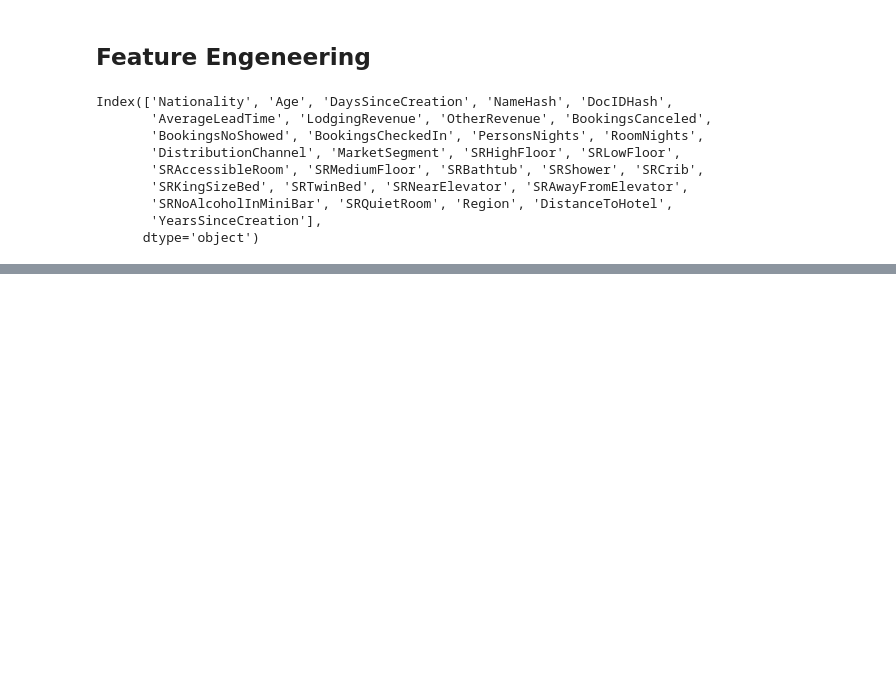
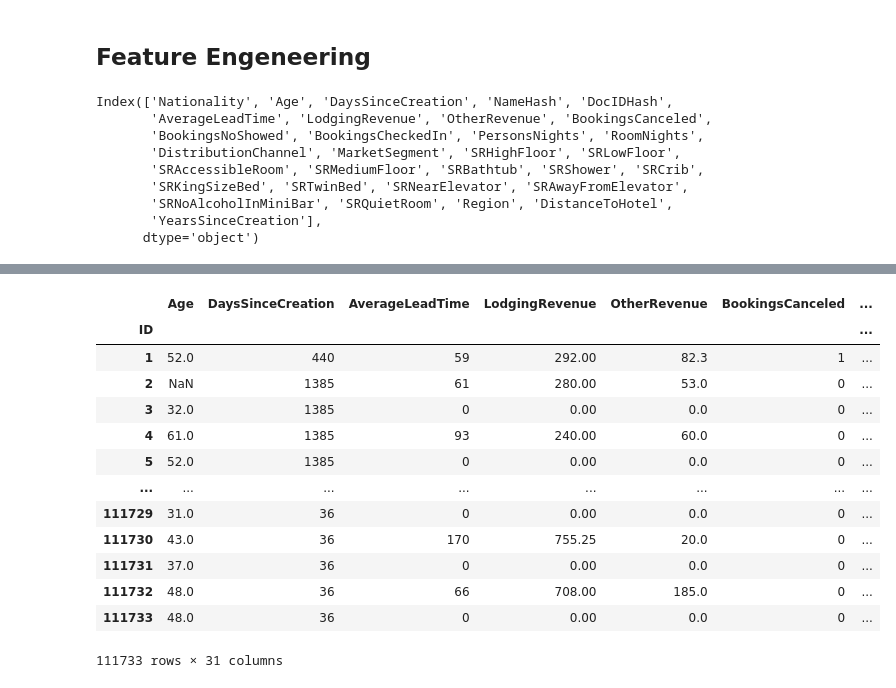
Before and after one commit to RubenCMarques/Hotel-Customer-Segmentation, a Jupyter notebook: Notebooks/Main_notebook.ipynb, the cells around one changed output, grey strips where cells are left out. Drawn from its saved outputs; the diff is of its cells as text; code cells hidden in the pictures; blank space fills up the shorter version.

```diff
--- a/Notebooks/Main_notebook.ipynb
+++ b/Notebooks/Main_notebook.ipynb
@@ -663,0 +678,19 @@ data["GuestsPerBooking"] = data["PersonsNights"] / data["BookingsCheckedIn"]
+# %%
+data_num = data.select_dtypes(exclude = object)
+# %%
+data_num
+# %% [output]
+|  | Age | DaysSinceCreation | AverageLeadTime | LodgingRevenue | OtherRevenue | BookingsCanceled | ... |
+| ID |  |  |  |  |  |  | ... |
+| 1 | 52.0 | 440 | 59 | 292.00 | 82.3 | 1 | ... |
+| 2 | NaN | 1385 | 61 | 280.00 | 53.0 | 0 | ... |
+| 3 | 32.0 | 1385 | 0 | 0.00 | 0.0 | 0 | ... |
+| 4 | 61.0 | 1385 | 93 | 240.00 | 60.0 | 0 | ... |
+| 5 | 52.0 | 1385 | 0 | 0.00 | 0.0 | 0 | ... |
+| ... | ... | ... | ... | ... | ... | ... | ... |
+| 111729 | 31.0 | 36 | 0 | 0.00 | 0.0 | 0 | ... |
+| 111730 | 43.0 | 36 | 170 | 755.25 | 20.0 | 0 | ... |
+| 111731 | 37.0 | 36 | 0 | 0.00 | 0.0 | 0 | ... |
+| 111732 | 48.0 | 36 | 66 | 708.00 | 185.0 | 0 | ... |
+| 111733 | 48.0 | 36 | 0 | 0.00 | 0.0 | 0 | ... |
+111733 rows × 31 columns
```
Also changed, not shown: parts of 1 cell of this notebook.
